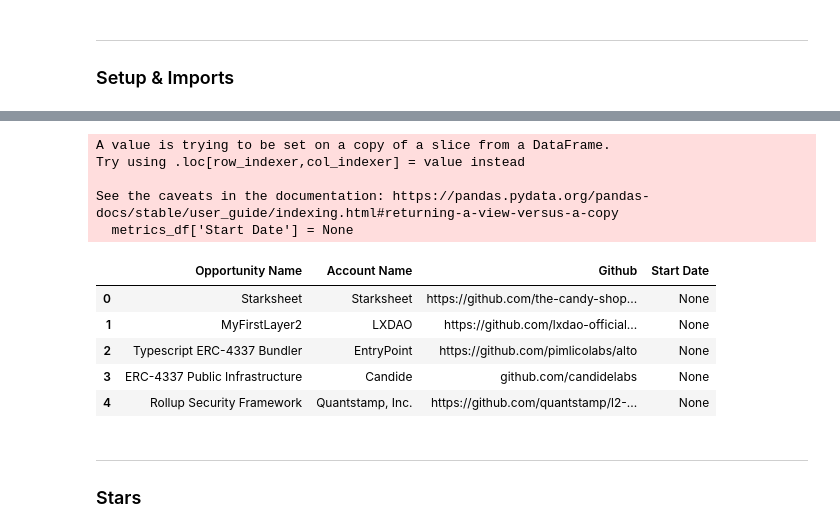
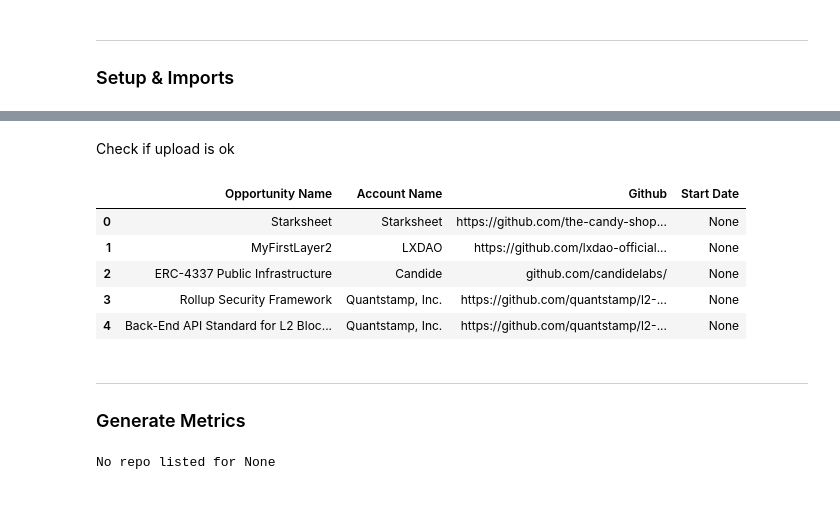
Before and after one commit to Ramshreyas/retrospective_grants_metrics, a Jupyter notebook: master_metrics.ipynb, the cells around one changed output, grey strips where cells are left out. Cells and saved outputs as stored; diff of their text form; code cells hidden in the pictures; blank space fills up the shorter version.

Commit message:
Master_metrics first draft

```diff
--- a/master_metrics.ipynb
+++ b/master_metrics.ipynb
@@ -25,0 +242,3 @@ Initialize metrics sheet
+# %%
+# Create and display the file upload widget
+uploaded_files = files.upload()
@@ -26,20 +248,19 @@ Initialize metrics sheet
+# %% [markdown]
+Check if upload is ok
 # %%
-metrics_df = projects_df[['Opportunity Name', 'Account Name', 'Github']]
+filename, content = next(iter(uploaded_files.items()))
+df = pd.read_csv(io.BytesIO(content))
+metrics_df = df[['Opportunity Name', 'Account Name', 'Github']]
 metrics_df['Start Date'] = None
 metrics_df.head()
 # %% [output]
-A value is trying to be set on a copy of a slice from a DataFrame.
-Try using .loc[row_indexer,col_indexer] = value instead
-
-See the caveats in the documentation: https://pandas.pydata.org/pandas-docs/stable/user_guide/indexing.html#returning-a-view-versus-a-copy
-  metrics_df['Start Date'] = None
 |  | Opportunity Name | Account Name | Github | Start Date |
 | 0 | Starksheet | Starksheet | https://github.com/the-candy-shop... | None |
 | 1 | MyFirstLayer2 | LXDAO | https://github.com/lxdao-official... | None |
-| 2 | Typescript ERC-4337 Bundler | EntryPoint | https://github.com/pimlicolabs/alto | None |
-| 3 | ERC-4337 Public Infrastructure | Candide | github.com/candidelabs | None |
-| 4 | Rollup Security Framework | Quantstamp, Inc. | https://github.com/quantstamp/l2-... | None |
+| 2 | ERC-4337 Public Infrastructure | Candide | github.com/candidelabs/ | None |
+| 3 | Rollup Security Framework | Quantstamp, Inc. | https://github.com/quantstamp/l2-... | None |
+| 4 | Back-End API Standard for L2 Bloc... | Quantstamp, Inc. | https://github.com/quantstamp/l2-... | None |
-# %% [markdown]
----
-
-### Stars
+# %% [markdown]
+---
+
+### Generate Metrics
@@ -45,0 +312,4 @@ See the caveats in the documentation: https://pandas.pydata.org/pandas-docs/stab
+# %%
+generic_data, stars, forks, pulls, issues, issue_tots, licenses = generate_metrics(owner_repo_list)
+# %% [output]
+No repo listed for None
```
Also changed, not shown: parts of 28 cells of this notebook, 2 other files.
